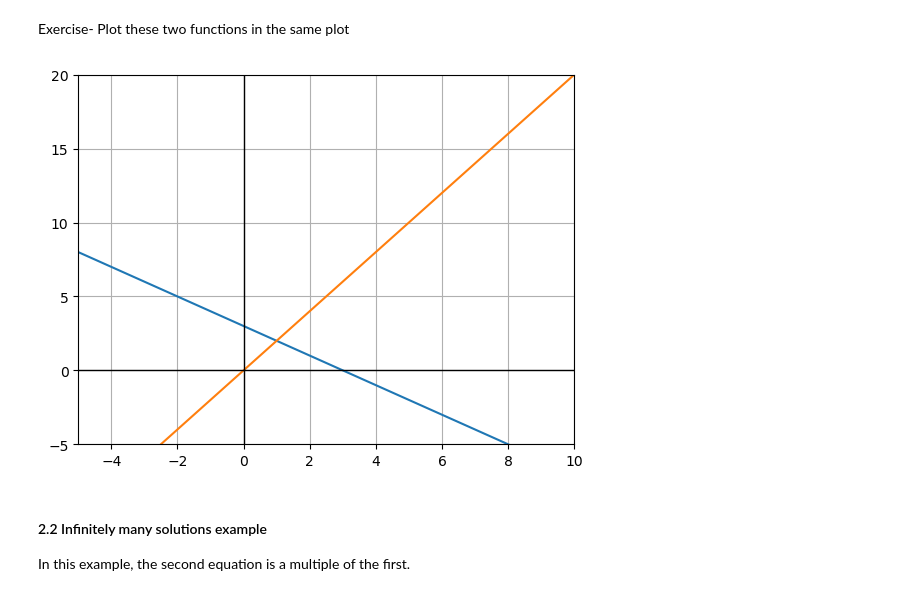
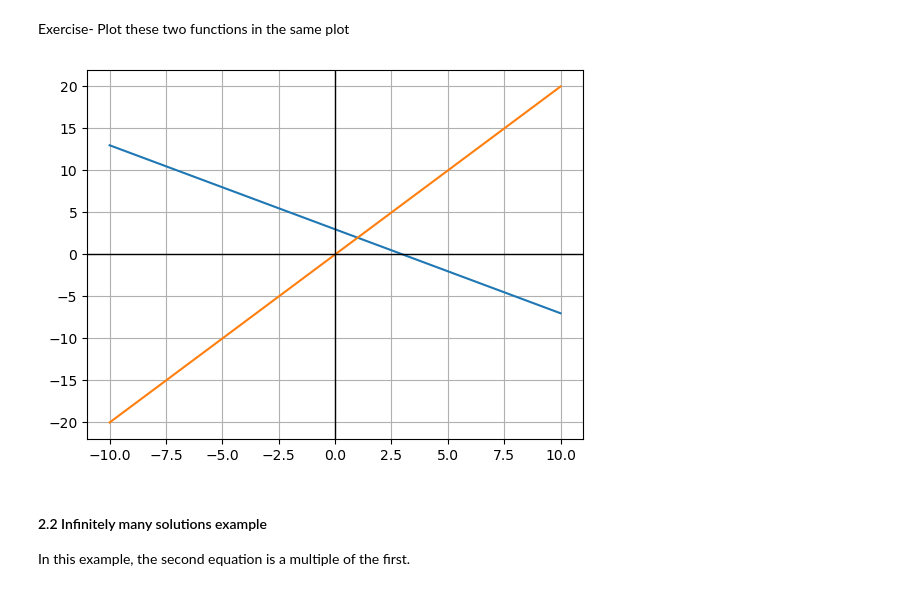
Before and after one commit to bruce179012-byte/MEGR2810-Jupyter-Notebook, a Jupyter notebook: Lecture 8_Linear_Equations_Solver.ipynb, the cells around one changed output. Cells and saved outputs as stored; diff of their text form; code cells hidden in the pictures.

```diff
--- a/Lecture 8_Linear_Equations_Solver.ipynb
+++ b/Lecture 8_Linear_Equations_Solver.ipynb
@@ -66,19 +66,17 @@ Plot these two functions in the same plot
 # %%
 # Your code here
 # x+y=3, 2x-y=0
-x = np.linspace(-5,10,10)
+x = np.linspace(-10,10,10)
 y1 = 3 - x
 y2 = 2 * x
 
 plt.plot(x,y1)
 plt.plot(x,y2)
-plt.xlim(-5,10)
-plt.ylim(-5,20)
 plt.axhline(0, color='black', linewidth=1); plt.axvline(0, color='black', linewidth=1)
 plt.grid()
 plt.show()
 # %% [output]
-[figure, old version]
+[figure, new version]
 # %% [markdown]
 #### 2.2 Infinitely many solutions example
 In this example, the second equation is a multiple of the first.
```
Also changed, not shown: parts of 2 cells of this notebook.
